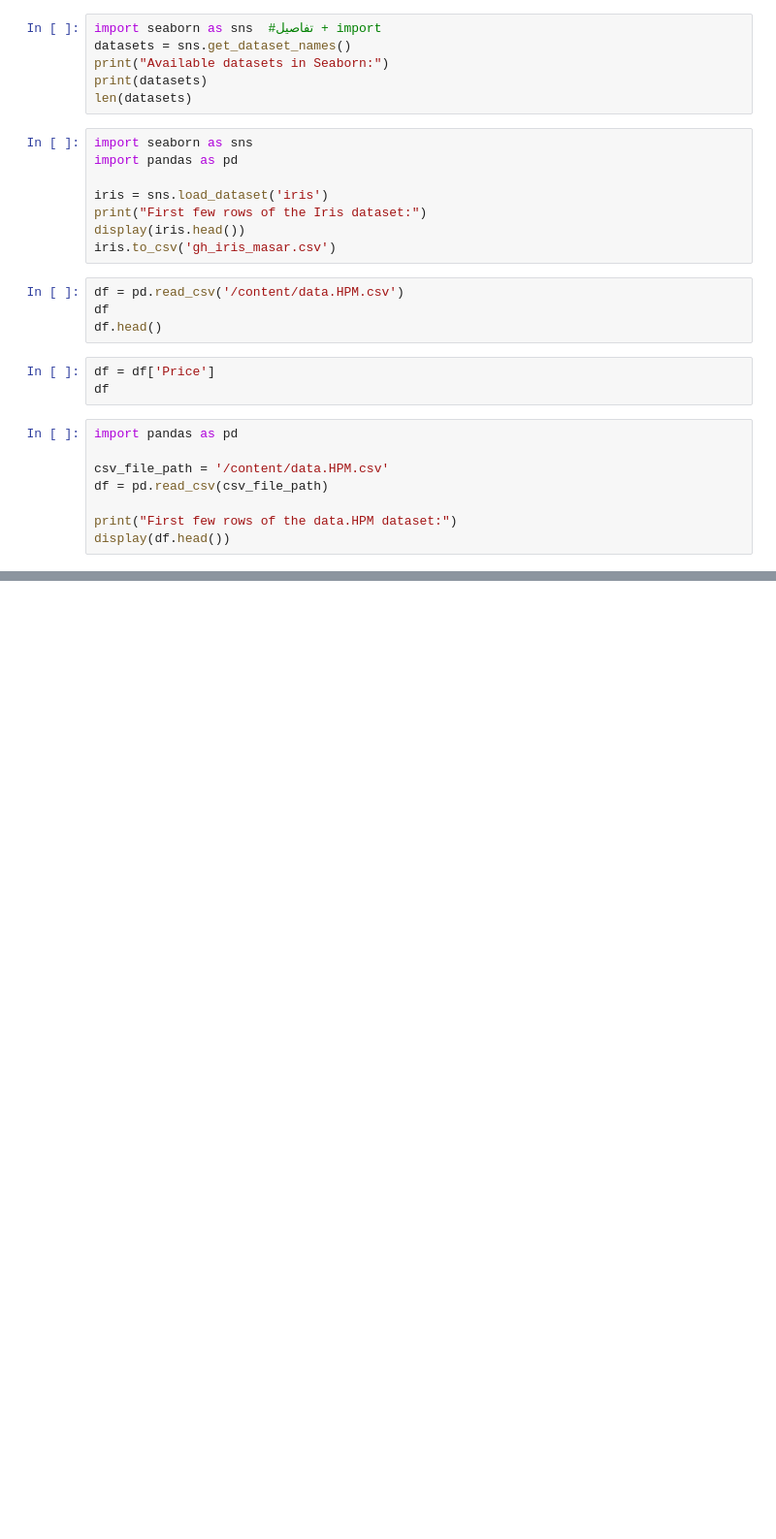
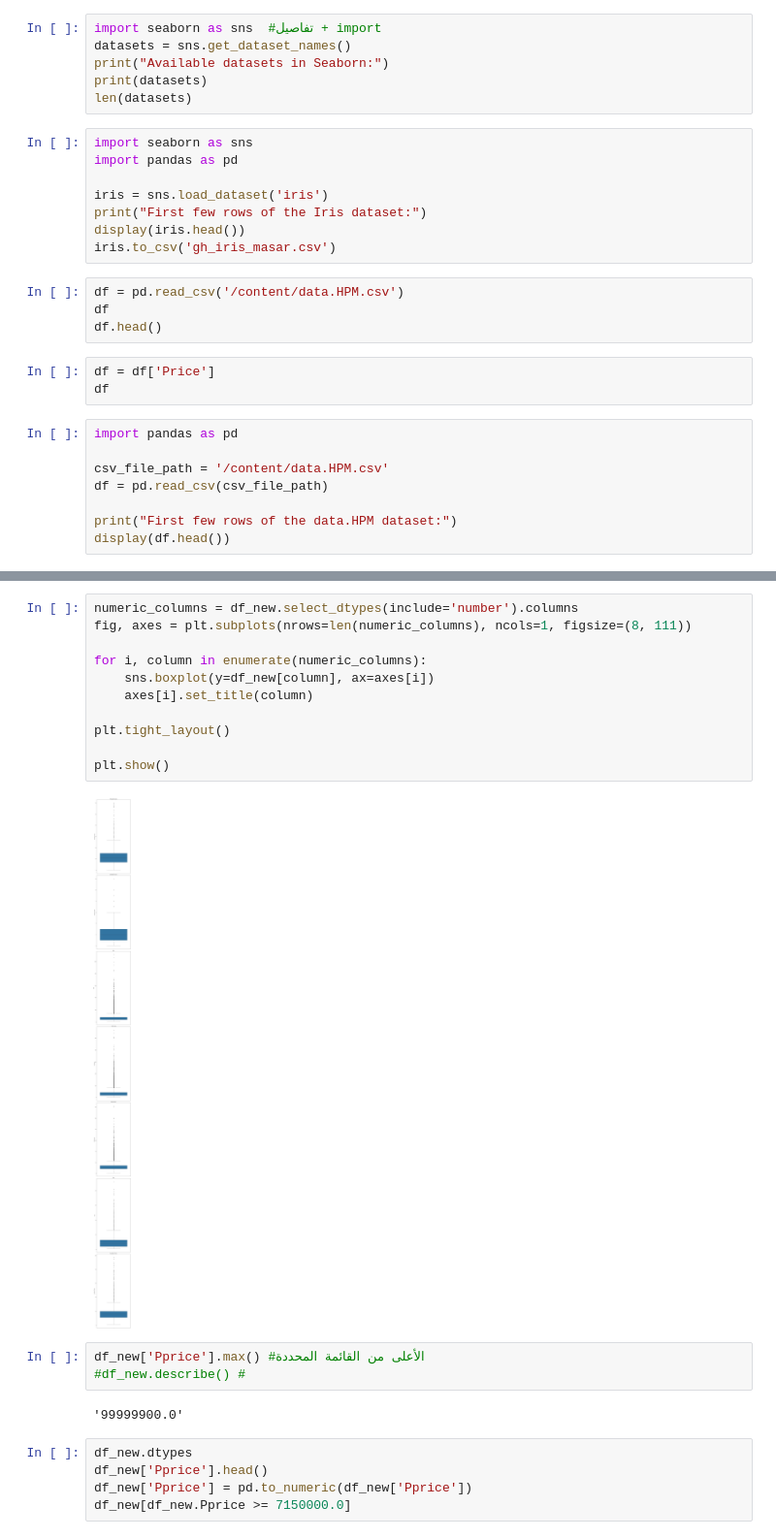
Before and after one commit to Ghaidaa66/allMasar, a Jupyter notebook: GH_cleaning.ipynb, the cells around one changed output, grey strips where cells are left out. Shown at 97% size. Drawn from its saved outputs; the diff is of its cells as text; blank space fills up the shorter version.

```diff
--- a/GH_cleaning.ipynb
+++ b/GH_cleaning.ipynb
@@ -31,0 +81,23 @@ display(df.head())
+# %%
+numeric_columns = df_new.select_dtypes(include='number').columns
+fig, axes = plt.subplots(nrows=len(numeric_columns), ncols=1, figsize=(8, 111))
+
+for i, column in enumerate(numeric_columns):
+    sns.boxplot(y=df_new[column], ax=axes[i])
+    axes[i].set_title(column)
+
+plt.tight_layout()
+
+plt.show()
+# %% [output]
+[figure, added]
+# %%
+df_new['Pprice'].max() #الأعلى من القائمة المحددة
+#df_new.describe() #
+# %% [output]
+'99999900.0'
+# %%
+df_new.dtypes
+df_new['Pprice'].head()
+df_new['Pprice'] = pd.to_numeric(df_new['Pprice'])
+df_new[df_new.Pprice >= 7150000.0]
```
Also changed, not shown: parts of 14 cells of this notebook.
